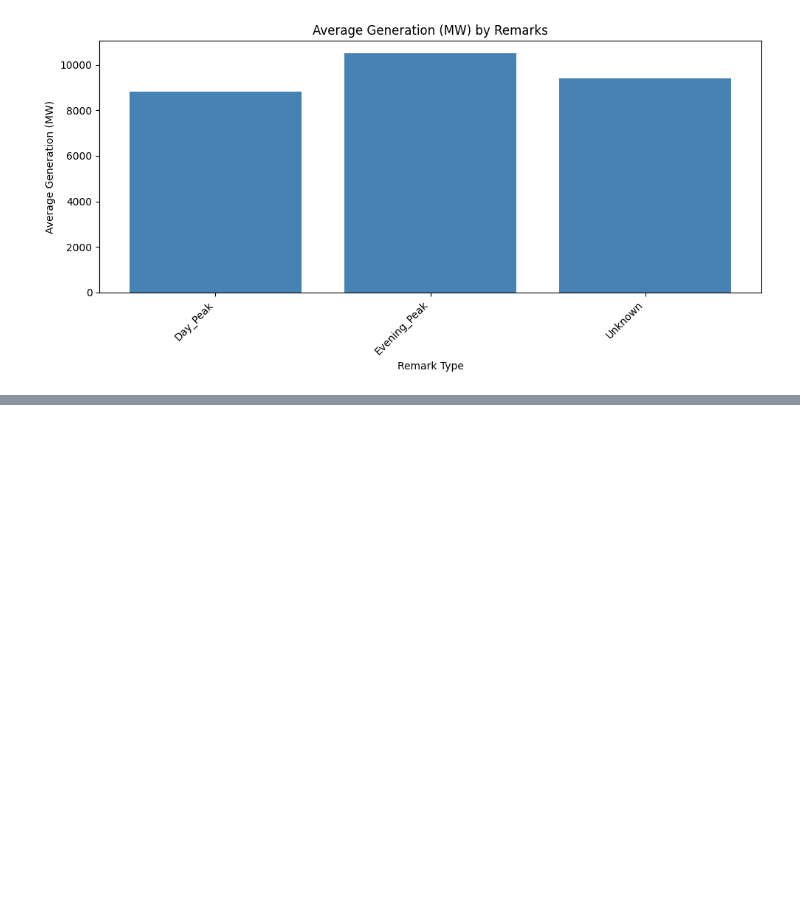
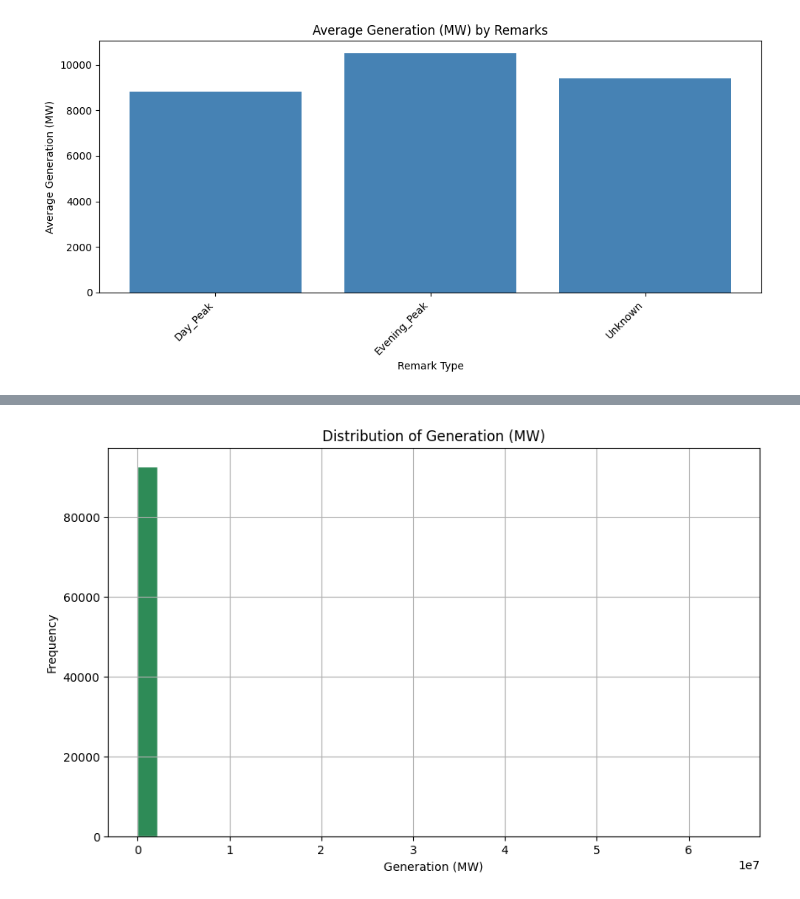
Before and after one commit to sabbirpuspo/LearningforMe, a Jupyter notebook: PGCB_BD.ipynb, the cells around one changed output, grey strips where cells are left out. Saved outputs shown, nothing was run; the diff lists cells and outputs as text; code cells hidden in the pictures; blank space fills up the shorter version.

```diff
--- a/PGCB_BD.ipynb
+++ b/PGCB_BD.ipynb
@@ -287,0 +298,9 @@ plt.show()
+# %%
+fig, ax = plt.subplots(figsize=(10, 6))
+ax.hist(df['generation_mw'], bins=30, color='seagreen', edgecolor='white')
+ax.set(title='Distribution of Generation (MW)',
+       xlabel='Generation (MW)', ylabel='Frequency')
+plt.grid(True)
+plt.show()
+# %% [output]
+[figure, added]
```
Also changed, not shown: parts of 2 cells of this notebook.
